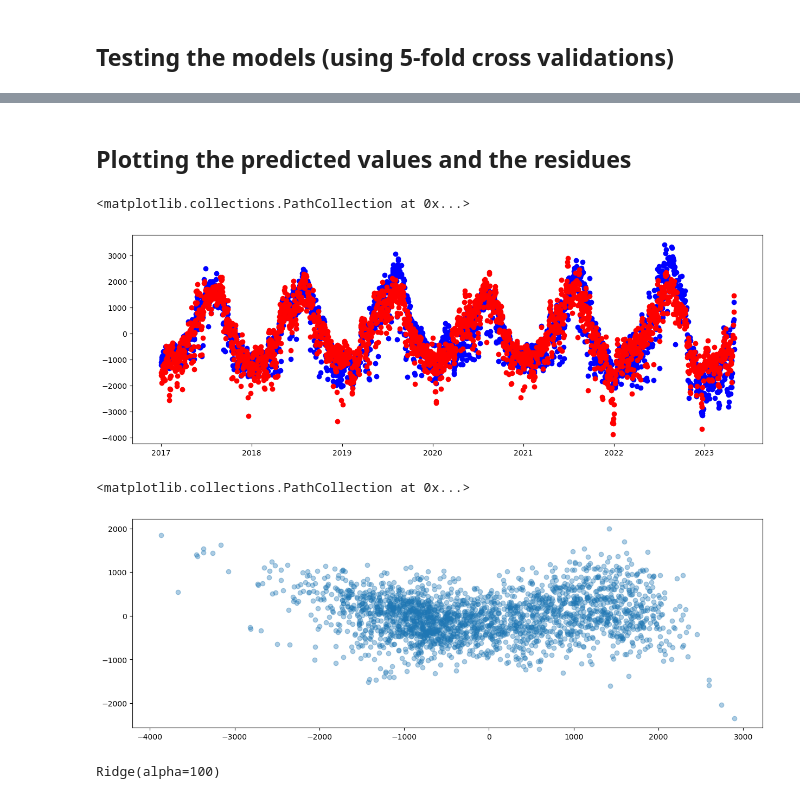
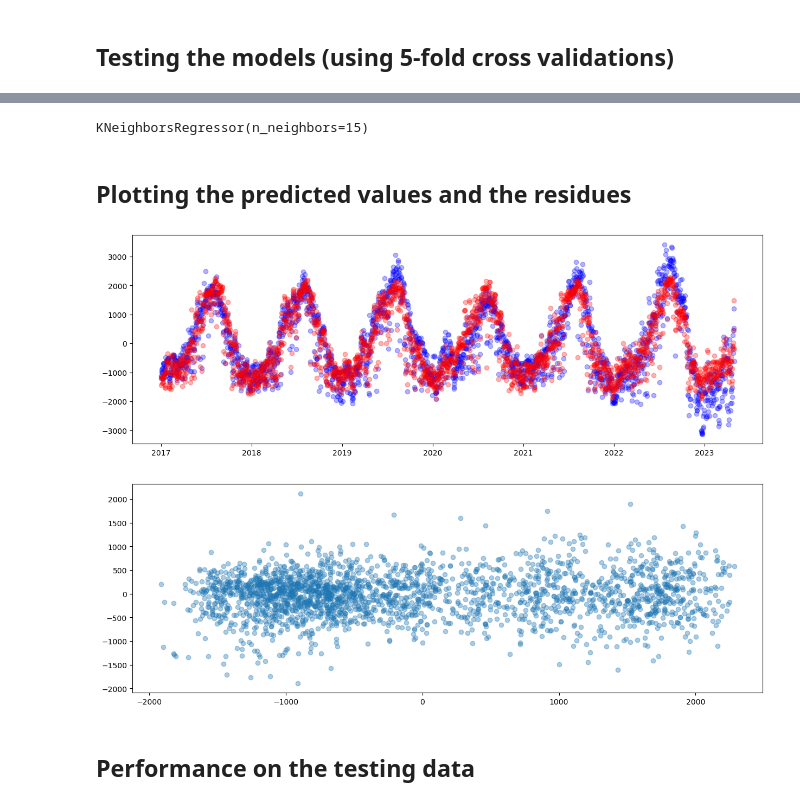
Before and after one commit to hodagben/bike-share-project, a Jupyter notebook: models/Prelim Models.ipynb, the cells around one changed output, grey strips where cells are left out. Saved outputs shown, nothing was run; the diff lists cells and outputs as text; code cells hidden in the pictures.

Commit message:
Add files via upload
Include multiplicative trends, scaled training data, and performance on testing data.

```diff
--- a/models/Prelim Models.ipynb
+++ b/models/Prelim Models.ipynb
@@ -220,7 +232,7 @@ def test(model, X_train, y_train, n):
     kfold = KFold(n_splits = n, shuffle = True, random_state = 416)
     total_rmse = 0
 
-    for train_index, test_index in kfold.split(X_train, y_train):
+    for train_index, test_index in kfold.split(X_train):
 
         X_tt = X_train.iloc[train_index]
         y_tt = y_train.iloc[train_index]
@@ -265,6 +279,12 @@ models = [reg] + ridge_models + lasso_models + knrs
+# %%
+features = ['day_length','max_temp', 'temp_diff', 'total_precip','max_gust']
 # %%
-# We select "day_length", "total preicip", "mean_dep_temp", and "max_gust" as our primary features
-X_train = train_df[['day_length','total_precip','mean_dep_temp','max_gust']]
+X_train = train_df[features].copy()
+
+# Scale the data
+scaler = StandardScaler().set_output(transform='pandas')
+X_train_scaled = scaler.fit_transform(X_train)
+X_train_scaled['day_length_x_max_temp'] = X_train_scaled['day_length'] * X_train_scaled['max_temp']
 
 # The y_train values corresponding to different detrending methods
 y_trains = [train_df['detrend_poly3'], train_df['detrend_scaling'],train_df['detrend_pcws'], train_df['detrend_STL']]
@@ -275,6 +295,6 @@ y_trains = [train_df['detrend_poly3'], train_df['detrend_scaling'],train_df['det
 rmse_table = pd.DataFrame()
 
 for i, y_train in enumerate(y_trains):
-    rmses = [test(model, X_train, y_train, 5)[0] for model in models]
+    rmses = [test(model, X_train_scaled, y_train, 5)[0] for model in models]
     rmse_table[f'y_train_{i+1}'] = rmses
     rmse_table.index = [f'model_{i+1}' for i in range(len(models))]
@@ -305,21 +325,25 @@ The model with the least average root MSE is ('model_16', 'y_train_4'). Its aver
+# %%
+models[48]
+# %% [output]
+KNeighborsRegressor(n_neighbors=15)
 # %% [markdown]
 ## Plotting the predicted values and the residues
 # %%
-nice_model = test(models[15], X_train, y_trains[3], 5)
+nice_model = models[48]
+
+model_data = test(nice_model, X_train_scaled, y_trains[3], 5)
 
 plt.figure(figsize=(15, 5))
-plt.scatter(X_train.index, y_train, label='Actual', color = 'blue')
-plt.scatter(X_train.index, nice_model[1], label='Predicted', color='red')
+plt.scatter(X_train_scaled.index, y_train, label='Actual', color = 'blue', alpha = 0.3)
+plt.scatter(X_train_scaled.index, model_data[1], label='Predicted', color='red', alpha = 0.3)
+plt.show()
 # %% [output]
-<matplotlib.collections.PathCollection at 0x...>
-[figure, old version]
+[figure, new version]
 # %%
 plt.figure(figsize=(15, 5))
-plt.scatter(nice_model[1],nice_model[2], alpha = 0.37)
+plt.scatter(model_data[1], model_data[2], alpha = 0.37)
+plt.show()
 # %% [output]
-<matplotlib.collections.PathCollection at 0x...>
-[figure, old version]
+[figure, new version]
-# %%
-models[15]
-# %% [output]
-Ridge(alpha=100)
+# %% [markdown]
+## Performance on the testing data
```
Also changed, not shown: parts of 17 cells of this notebook.
